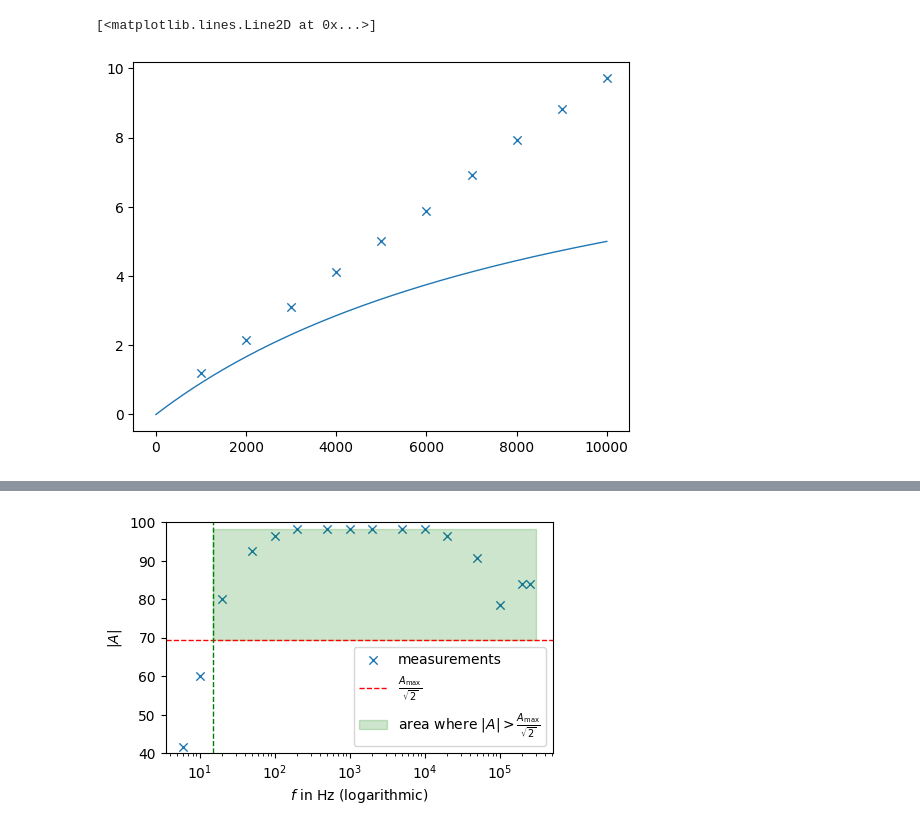
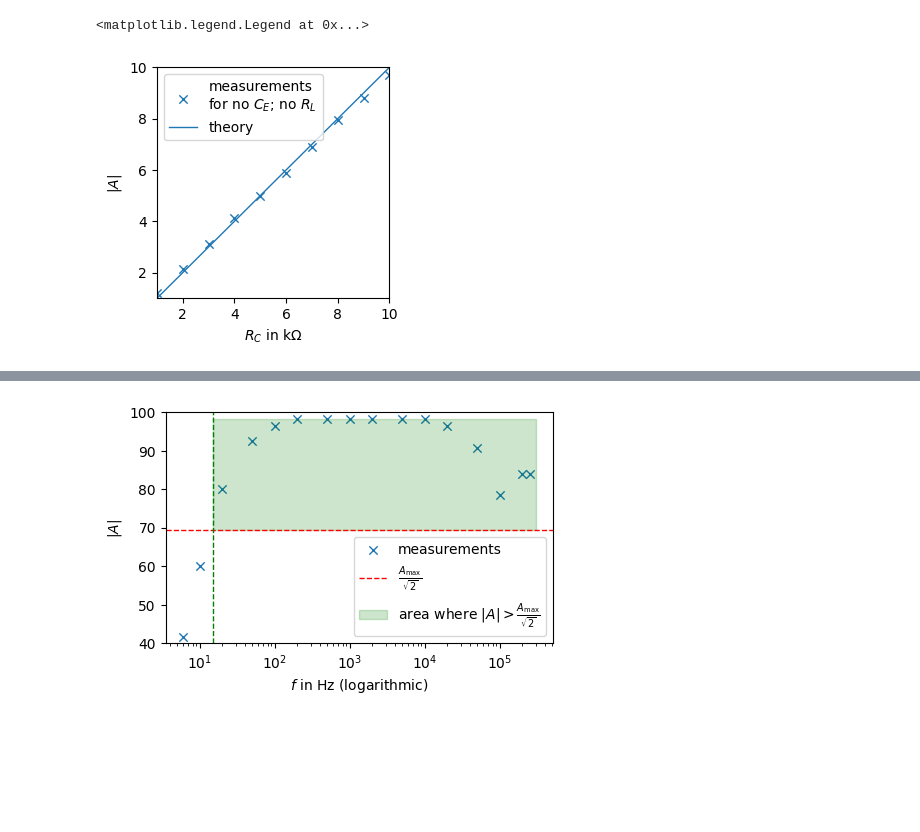
Before and after one commit to MaggdaDev/AP2, a Jupyter notebook: TRA/tra.ipynb, the cells around one changed output, grey strips where cells are left out. Drawn from its saved outputs; the diff is of its cells as text; code cells hidden in the pictures; blank space fills up the shorter version.

```diff
--- a/TRA/tra.ipynb
+++ b/TRA/tra.ipynb
@@ -22,35 +22,47 @@ U_A_mitCE_ohne_RL = np.array([0.456, 0.644, 0.856, 1.07, 1.27, 1.46, 1.66, 1.84,
 Widerstand_ohneCE_ohne_RL = np.array([1, 2, 3, 4, 5, 6, 7, 8, 9, 10])
 U_A_OhneCE_Ohne_RL = np.array([24.4, 43.6,  63.2, 84, 102, 120,  141, 162, 180, 198])
 
 #3. Messung mit C_E und mit R_L = 10kOhm
 
 #U_E = 20.4 #mV, also gleich wie davor
 Widerstand_mitCE_mit_RL = np.array([1, 2, 3, 4, 5, 6, 7, 8, 9, 10])
 U_A_mitCE_mit_RL = np.array([0.404, 0.7, 0.960, 1.18, 1.38, 1.56, 1.68, 1.84, 1.94, 2.06]) * 1000.0 #V
 
 def createMessdatenPack(uE, uA, rInKiloOhm):
     return {
         "amplify": uA / uE,
         "r": rInKiloOhm * 1000
     }
 
 messdatenpackMitCEOhneRL = createMessdatenPack(U_E, U_A_mitCE_ohne_RL, Widerstand_mitCE_ohne_RL)
 messdatepackOhneCEOhneRL = createMessdatenPack(U_E, U_A_OhneCE_Ohne_RL, Widerstand_ohneCE_ohne_RL)
 messdatenpackMitCEMitRL = createMessdatenPack(U_E, U_A_mitCE_mit_RL, Widerstand_mitCE_mit_RL)
 
 def addMessdatenToPlot(messdatenPack, label):
-    plt.scatter(messdatenPack["r"], messdatenPack["amplify"], label=label)
+    plt.figure(figsize=(3,3))
+    plt.scatter(messdatenPack["r"] / 1000.0, messdatenPack["amplify"], label=label)
+    plt.xlabel(r"$R_C$ in k$\Omega$")
+    plt.ylabel(r"$\vert A \vert$")
 
 #addMessdatenToPlot(messdatenpackMitCEOhneRL, "Mit CE; ohne RL")
-addMessdatenToPlot(messdatepackOhneCEOhneRL, "Ohne CE; ohne RL")
+addMessdatenToPlot(messdatepackOhneCEOhneRL, "measurements\nfor no $C_E$; no $R_L$")
 
 def parallel(a, b):
     return 1 / (1/a + 1/b)
 
+def parallel3(a,b,c):
+    return 1/ (1/a + 1/b + 1/c)
+
 linsp = np.linspace(0, 10000, 500)
 
-plt.plot(linsp, parallel(linsp, rLOhm)/rEOhm, label="Theorie")
+plt.plot(linsp / 1000.0, np.ones_like(linsp) * linsp/rEOhm, label="theory")
 #addMessdatenToPlot(messdatenpackMitCEMitRL, "Mit CE; mit RL")
+
+
+plt.xlim(1,10)
+plt.ylim(1,10)
+
+plt.legend()
 # %% [output]
-[<matplotlib.lines.Line2D at 0x...>]
+<matplotlib.legend.Legend at 0x...>
-[figure, old version]
+[figure, new version]
```
Also changed, not shown: parts of 2 cells of this notebook, 6 other files.
